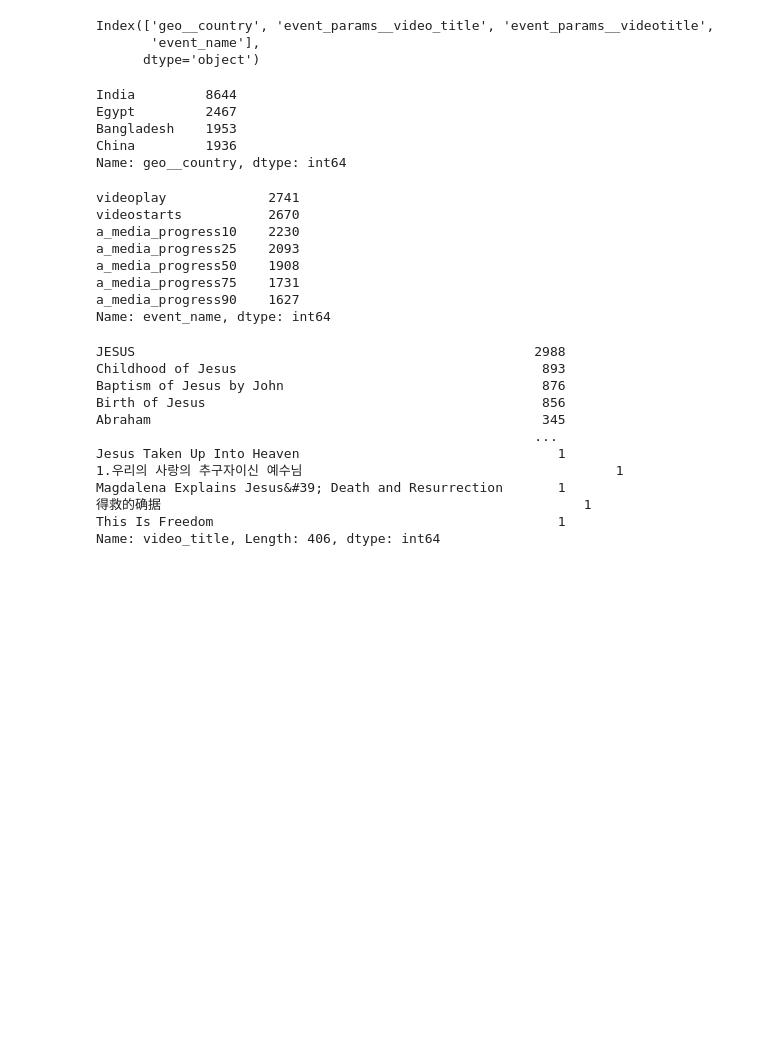
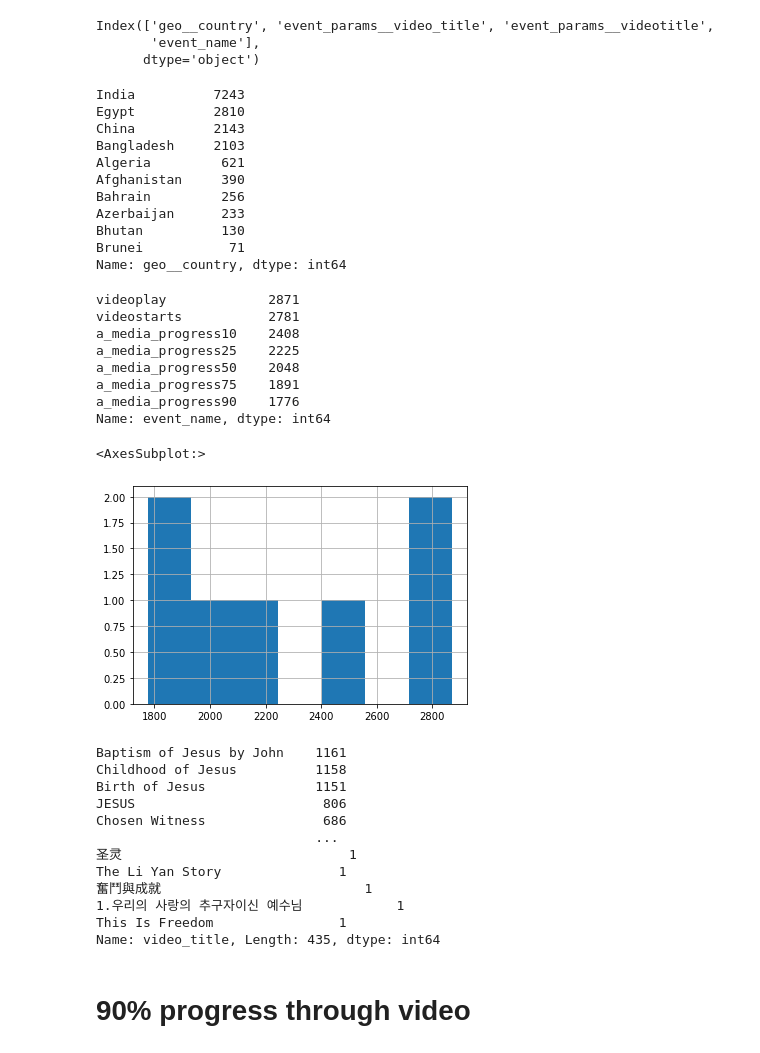
Before and after one commit to dj-betts/jf_project, a Jupyter notebook: recommender_base.ipynb, the cells around one changed output. Drawn from its saved outputs; the diff is of its cells as text; code cells hidden in the pictures; blank space fills up the shorter version.

Commit message:
predicting on country by index

```diff
--- a/recommender_base.ipynb
+++ b/recommender_base.ipynb
@@ -53,10 +53,10 @@ times_completed DESC
 LIMIT 15000
 """;
 # %%
-data = pd.read_csv('/Users/djbetts/Desktop/jf_project/data/recommender_base.csv')
+data = pd.read_csv('/Users/djbetts/Desktop/jf_project/data/recommender_base_top_50.csv')
 # %%
 df = data.copy()
-df.drop(['geo__city', 'times_completed'], axis=1, inplace=True)
+#df.drop(['geo__city', 'times_completed'], axis=1, inplace=True)
 # %%
 df.columns
 # %% [output]
@@ -70,34 +70,45 @@ df.drop(['event_params__videotitle','event_params__video_title'], axis=1, inplac
 # %%
 (df.geo__country.value_counts())
 # %% [output]
-India         8644
-Egypt         2467
-Bangladesh    1953
-China         1936
+India          7243
+Egypt          2810
+China          2143
+Bangladesh     2103
+Algeria         621
+Afghanistan     390
+Bahrain         256
+Azerbaijan      233
+Bhutan          130
+Brunei           71
 Name: geo__country, dtype: int64
 # %%
 df.event_name.value_counts()
 # %% [output]
-videoplay             2741
-videostarts           2670
-a_media_progress10    2230
-a_media_progress25    2093
-a_media_progress50    1908
-a_media_progress75    1731
-a_media_progress90    1627
+videoplay             2871
+videostarts           2781
+a_media_progress10    2408
+a_media_progress25    2225
+a_media_progress50    2048
+a_media_progress75    1891
+a_media_progress90    1776
 Name: event_name, dtype: int64
+# %%
+df.event_name.value_counts().hist(bins=7)
+# %% [output]
+<AxesSubplot:>
+[figure, added]
 # %%
 df.video_title.value_counts()
 # %% [output]
-JESUS                                                   2988
-Childhood of Jesus                                       893
-Baptism of Jesus by John                                 876
-Birth of Jesus                                           856
-Abraham                                                  345
-                                                        ...
-Jesus Taken Up Into Heaven                                 1
-1.우리의 사랑의 추구자이신 예수님                                        1
-Magdalena Explains Jesus&#39; Death and Resurrection       1
-得救的确据                                                      1
-This Is Freedom                                            1
-Name: video_title, Length: 406, dtype: int64
+Baptism of Jesus by John    1161
+Childhood of Jesus          1158
+Birth of Jesus              1151
+JESUS                        806
+Chosen Witness               686
+                            ...
+圣灵                             1
+The Li Yan Story               1
+奮鬥與成就                          1
+1.우리의 사랑의 추구자이신 예수님            1
+This Is Freedom                1
+Name: video_title, Length: 435, dtype: int64
@@ -104 +117,3 @@ Name: video_title, Length: 406, dtype: int64
+# %% [markdown]
+# 90% progress through video
 # %%
```
Also changed, not shown: parts of 54 cells of this notebook.
